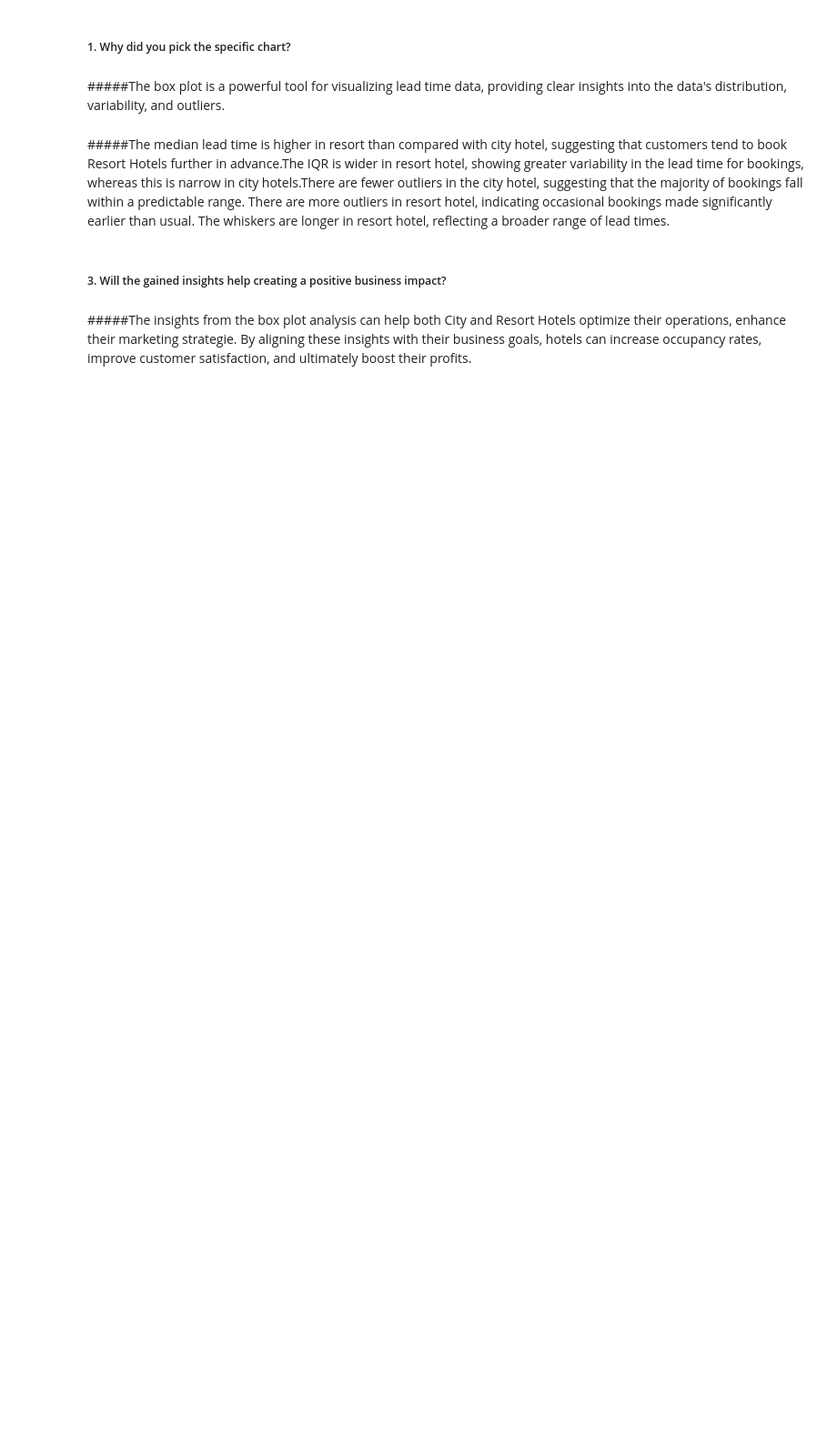
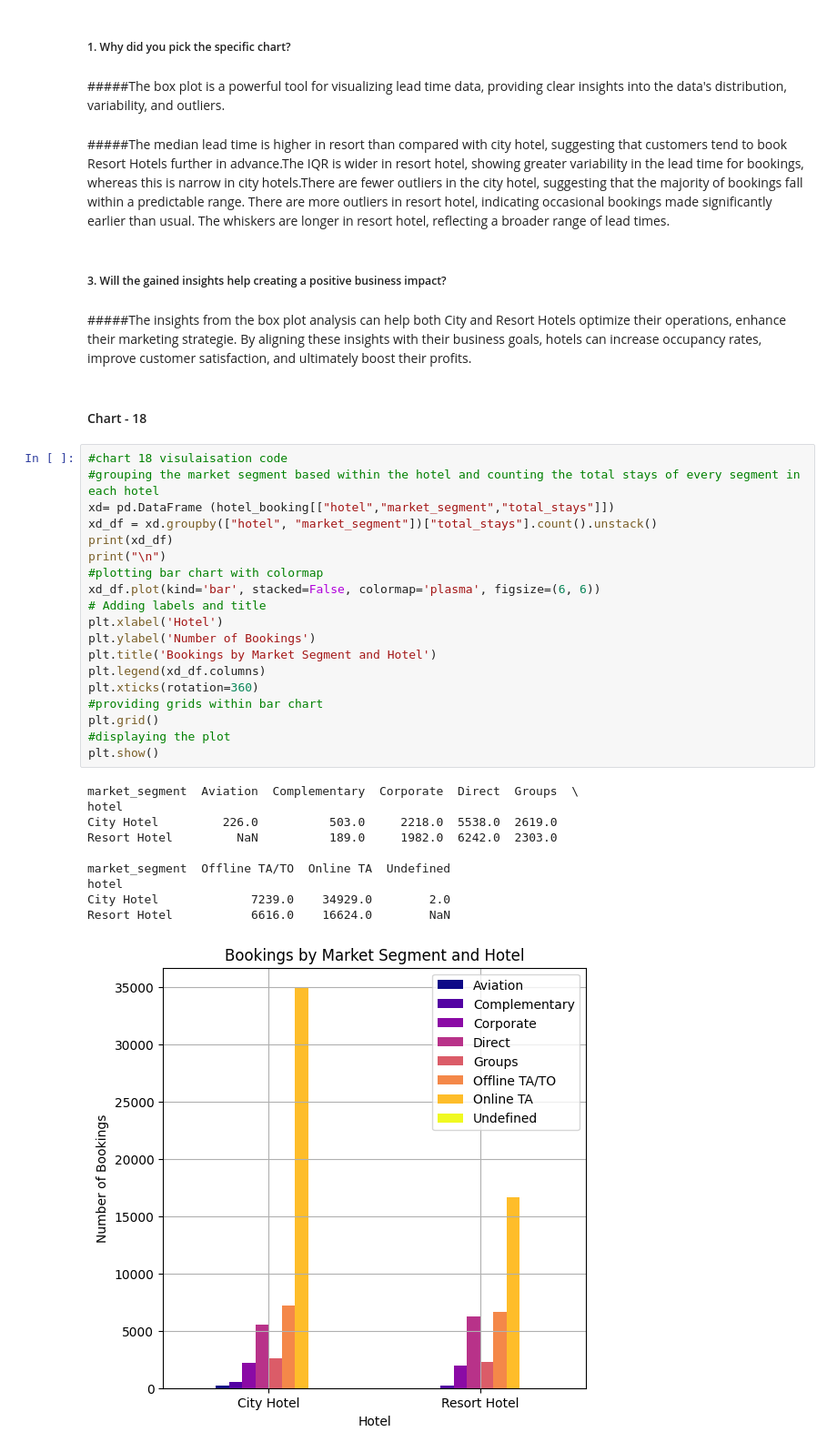
Before and after one commit to jyothika2809/CITY-AND-RESORT-HOTEL-EDA-AND-DASHBOARD, a Jupyter notebook: EDA_hotel_booking_analysis.ipynb, the cells around one changed output. Shown at 91% size. Drawn from its saved outputs; the diff is of its cells as text; blank space fills up the shorter version.

```diff
--- a/EDA_hotel_booking_analysis.ipynb
+++ b/EDA_hotel_booking_analysis.ipynb
@@ -992,3 +992,35 @@ plt.show()
 ##### 3. Will the gained insights help creating a positive business impact?
 # %% [markdown]
 #####The insights from the box plot analysis can help both City and Resort Hotels optimize their operations, enhance their marketing strategie. By aligning these insights with their business goals, hotels can increase occupancy rates, improve customer satisfaction, and ultimately boost their profits.
+# %% [markdown]
+#### Chart - 18
+# %%
+#chart 18 visulaisation code
+#grouping the market segment based within the hotel and counting the total stays of every segment in each hotel
+xd= pd.DataFrame (hotel_booking[["hotel","market_segment","total_stays"]])
+xd_df = xd.groupby(["hotel", "market_segment"])["total_stays"].count().unstack()
+print(xd_df)
+print("\n")
+#plotting bar chart with colormap
+xd_df.plot(kind='bar', stacked=False, colormap='plasma', figsize=(6, 6))
+# Adding labels and title
+plt.xlabel('Hotel')
+plt.ylabel('Number of Bookings')
+plt.title('Bookings by Market Segment and Hotel')
+plt.legend(xd_df.columns)
+plt.xticks(rotation=360)
+#providing grids within bar chart
+plt.grid()
+#displaying the plot
+plt.show()
+# %% [output]
+market_segment  Aviation  Complementary  Corporate  Direct  Groups  \
+hotel
+City Hotel         226.0          503.0     2218.0  5538.0  2619.0
+Resort Hotel         NaN          189.0     1982.0  6242.0  2303.0
+
+market_segment  Offline TA/TO  Online TA  Undefined
+hotel
+City Hotel             7239.0    34929.0        2.0
+Resort Hotel           6616.0    16624.0        NaN
+[figure, added]
```
Also changed, not shown: parts of 5 cells of this notebook.
